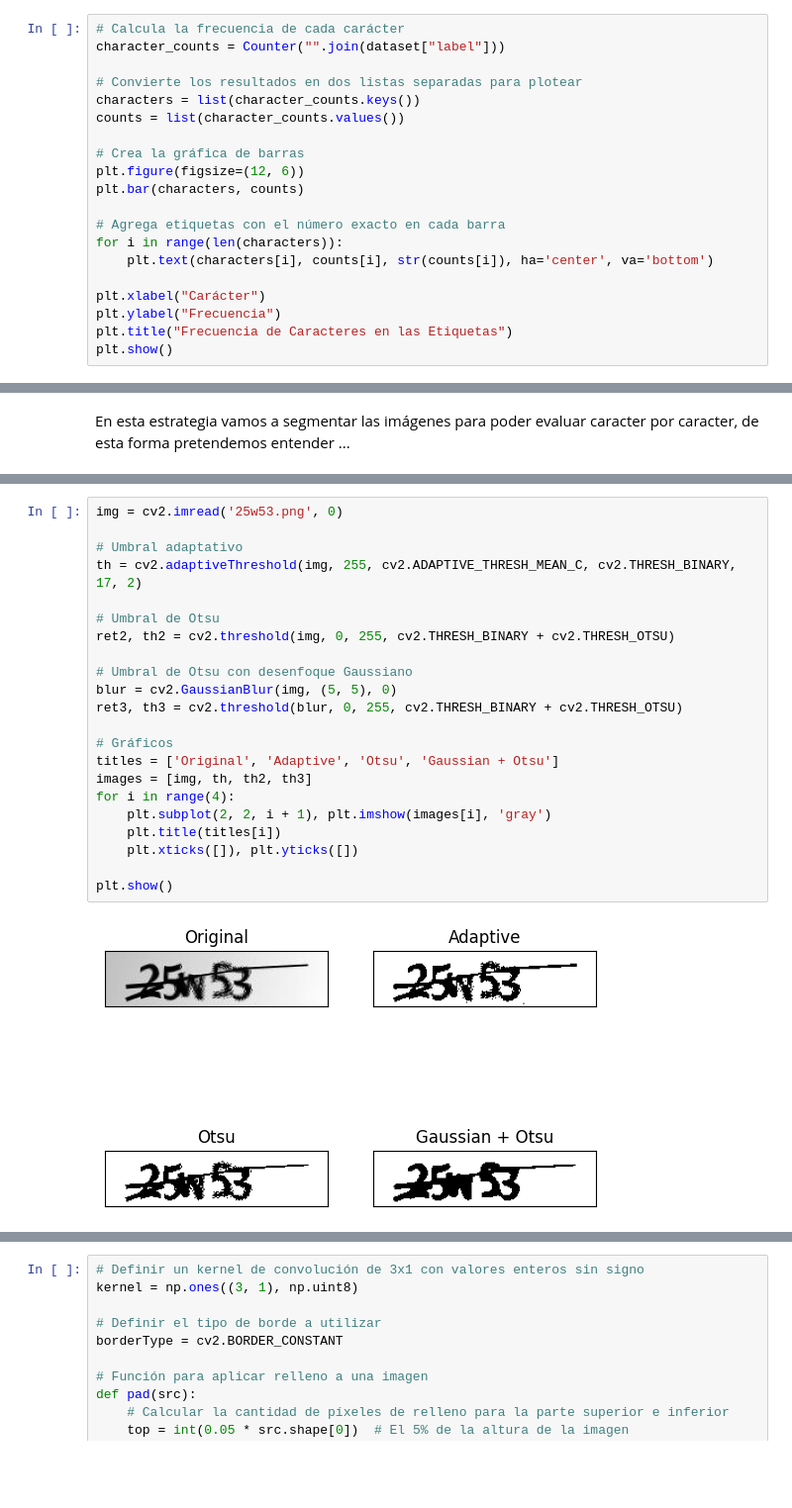
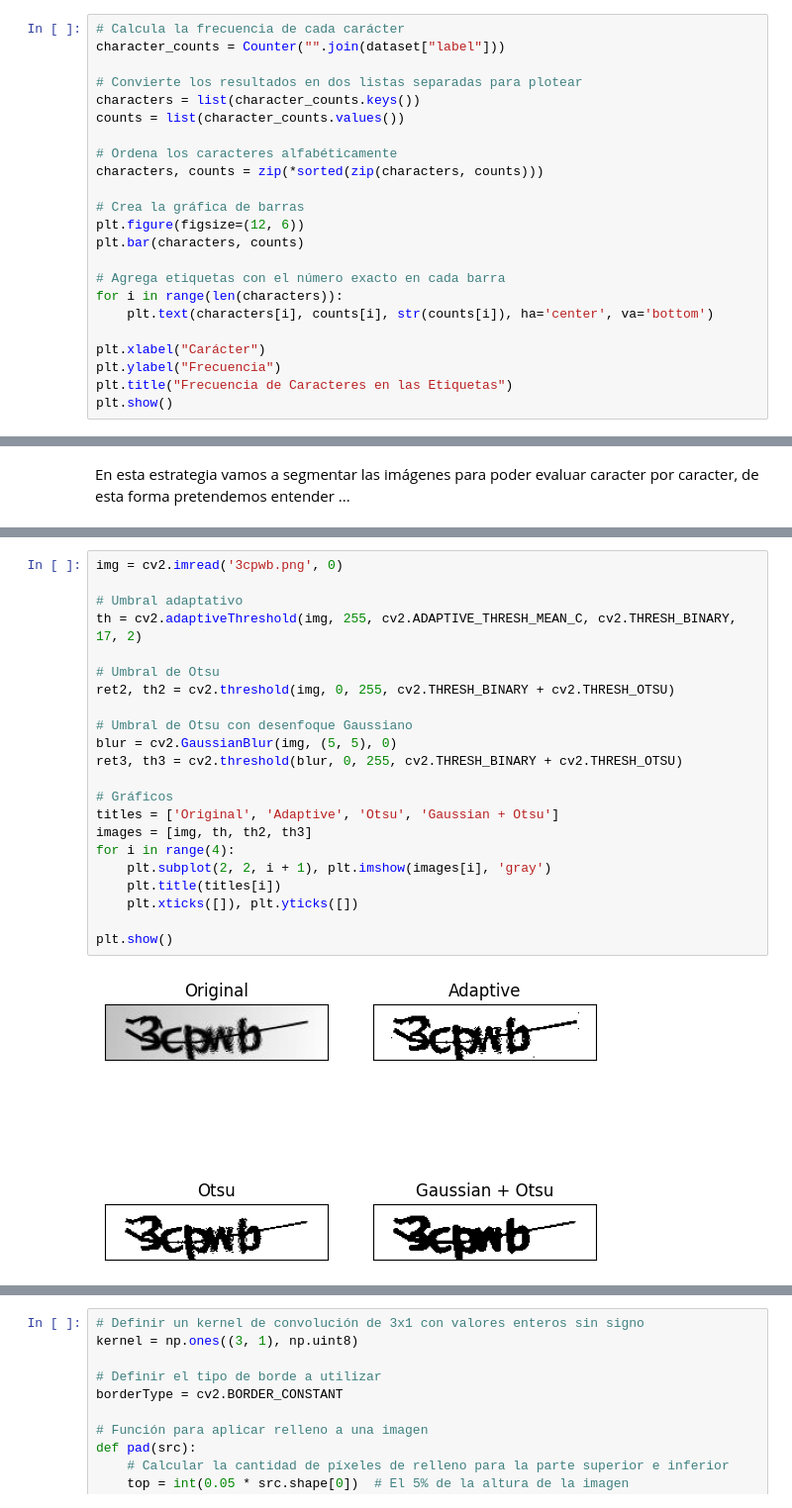
Before and after one commit to cabamarcos/Captcha_recognition, a Jupyter notebook: IAO.ipynb, the cells around one changed output, grey strips where cells are left out. Shown at 99% size. Saved outputs shown, nothing was run; the diff lists cells and outputs as text; blank space fills up the shorter version.

```diff
--- a/IAO.ipynb
+++ b/IAO.ipynb
@@ -117,6 +118,9 @@ character_counts = Counter("".join(dataset["label"]))
 # Convierte los resultados en dos listas separadas para plotear
 characters = list(character_counts.keys())
 counts = list(character_counts.values())
+
+# Ordena los caracteres alfabéticamente
+characters, counts = zip(*sorted(zip(characters, counts)))
 
 # Crea la gráfica de barras
 plt.figure(figsize=(12, 6))
@@ -143,24 +155,24 @@ Según podemos ver, nuestras imágenes tienen una linea que corta a la mayoría
 # %%
-img = cv2.imread('25w53.png', 0)
+img = cv2.imread('3cpwb.png', 0)
 
 # Umbral adaptativo
 th = cv2.adaptiveThreshold(img, 255, cv2.ADAPTIVE_THRESH_MEAN_C, cv2.THRESH_BINARY, 17, 2)
 
 # Umbral de Otsu
 ret2, th2 = cv2.threshold(img, 0, 255, cv2.THRESH_BINARY + cv2.THRESH_OTSU)
 
 # Umbral de Otsu con desenfoque Gaussiano
 blur = cv2.GaussianBlur(img, (5, 5), 0)
 ret3, th3 = cv2.threshold(blur, 0, 255, cv2.THRESH_BINARY + cv2.THRESH_OTSU)
 
 # Gráficos
 titles = ['Original', 'Adaptive', 'Otsu', 'Gaussian + Otsu']
 images = [img, th, th2, th3]
 for i in range(4):
     plt.subplot(2, 2, i + 1), plt.imshow(images[i], 'gray')
     plt.title(titles[i])
     plt.xticks([]), plt.yticks([])
 
 plt.show()
 # %% [output]
-[figure, old version]
+[figure, new version]
```
Also changed, not shown: parts of 22 cells of this notebook.
